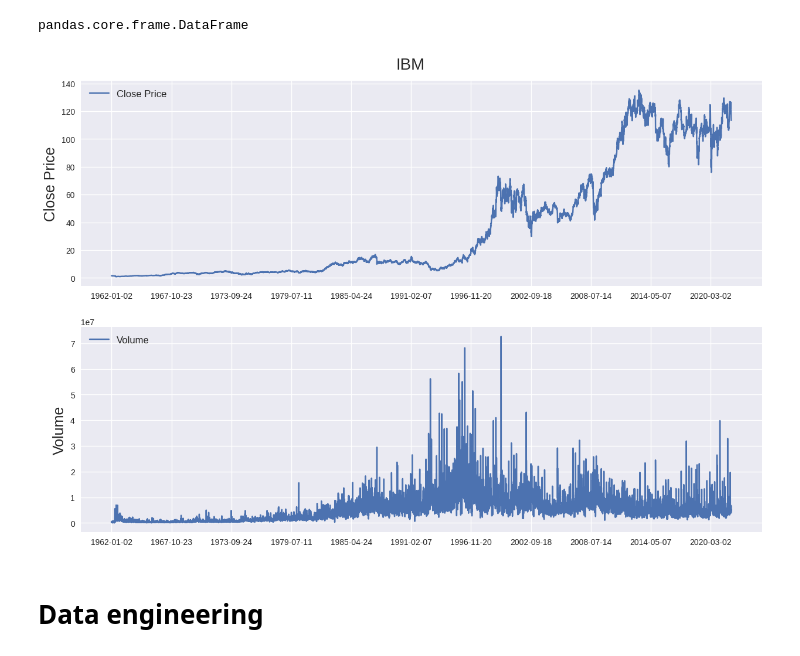
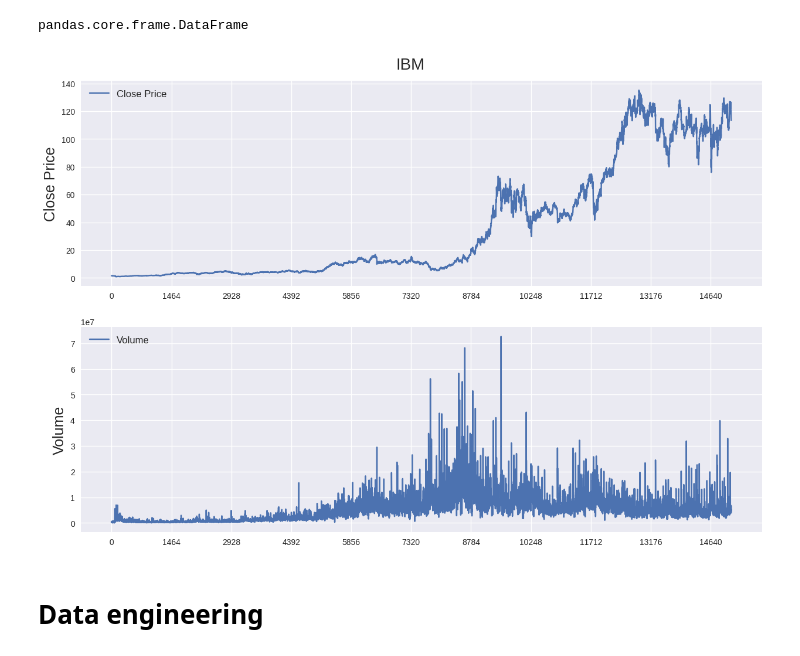
Before and after one commit to annalimm/MultiTimeSeries_Transformer, a Jupyter notebook: MultiTimeSer.ipynb, the cells around one changed output. Cells and saved outputs as stored; diff of their text form; code cells hidden in the pictures.

```diff
--- a/MultiTimeSer.ipynb
+++ b/MultiTimeSer.ipynb
@@ -112,27 +112,27 @@ pandas.core.frame.DataFrame
 # %%
 def stock_plot(stock_str, df):
   fig = plt.figure(figsize=(15,10))
   st = fig.suptitle(stock_str, fontsize=20)
   st.set_y(0.92)
 
   ax1 = fig.add_subplot(211)
   ax1.plot(df['Close'], label='Close Price')
   ax1.set_xticks(range(0, df.shape[0], 1464))
-  ax1.set_xticklabels(df['DateTime'].dt.strftime('%Y-%m-%d').loc[::1464])
+  #ax1.set_xticklabels(df['DateTime'].dt.strftime('%Y-%m-%d').loc[::1464])
   ax1.set_ylabel('Close Price', fontsize=18)
   ax1.legend(loc="upper left", fontsize=12)
 
   ax2 = fig.add_subplot(212)
   ax2.plot(df['Volume'], label='Volume')
   ax2.set_xticks(range(0, df.shape[0], 1464))
-  ax2.set_xticklabels(df['DateTime'].dt.strftime('%Y-%m-%d').loc[::1464])
+  #ax2.set_xticklabels(df['DateTime'].dt.strftime('%Y-%m-%d').loc[::1464])
   ax2.set_ylabel('Volume', fontsize=18)
   ax2.legend(loc="upper left", fontsize=12)
 
 
 stock_plot("IBM", res_data)
 # %% [output]
-[figure, old version]
+[figure, new version]
 # %% [markdown]
 # Data engineering
 # %% [markdown]
```
Also changed, not shown: parts of 37 cells of this notebook.
